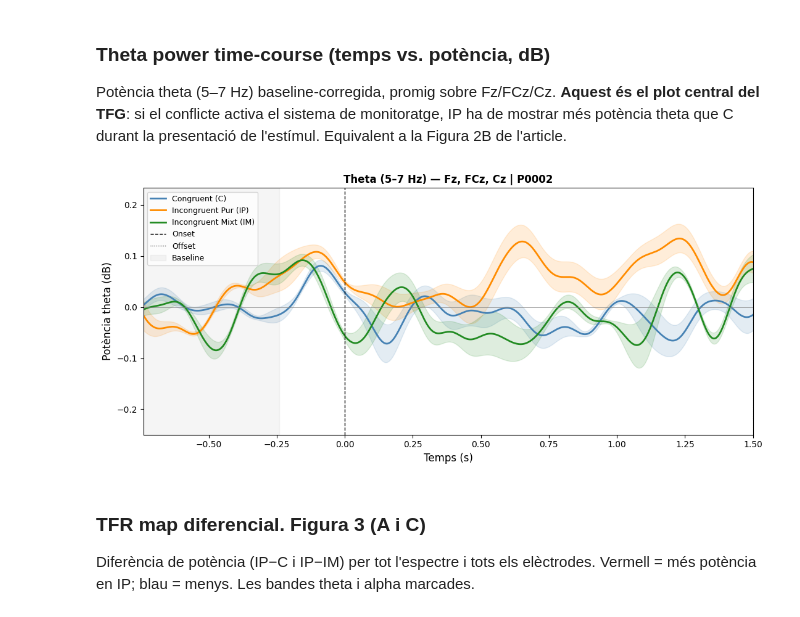
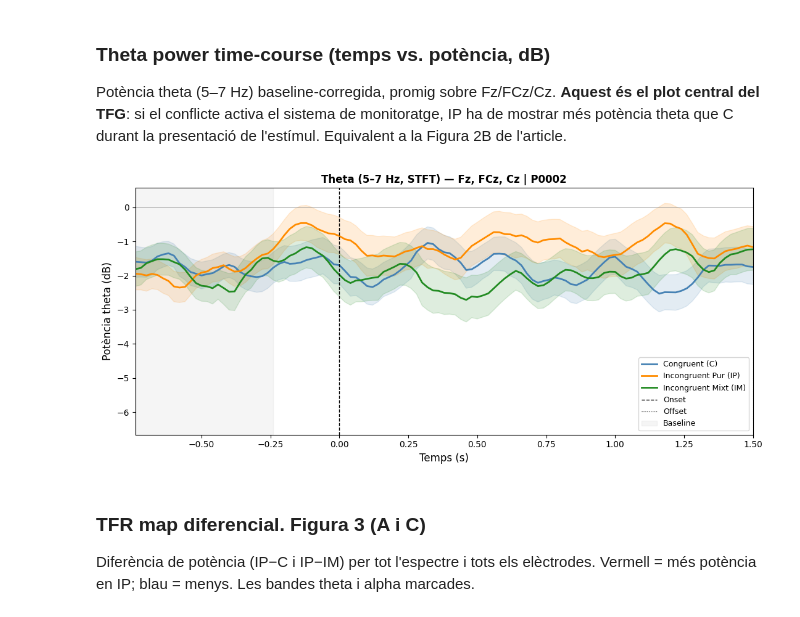
Before and after one commit to nilsduran/TFG, a Jupyter notebook: src/notebooks/01_exploració_dades.ipynb, the cells around one changed output. Drawn from its saved outputs; the diff is of its cells as text; code cells hidden in the pictures.

Commit message:
stft instead of wavelets

```diff
--- a/src/notebooks/01_exploració_dades.ipynb
+++ b/src/notebooks/01_exploració_dades.ipynb
@@ -119,0 +190,6 @@ def load_subject(fif_path):
+# %%
+subjects_data, subjectes_invalids_cache = load_all_subjects(DATA_DIR)
+
+print(f"Subjectes carregats en memòria: {len(subjects_data)}")
+if subjectes_invalids_cache:
+    print(f"Subjectes ignorats: {[subj_id for subj_id, _ in subjectes_invalids_cache]}")
@@ -124,7 +203,11 @@ def load_subject(fif_path):
 Començo amb un sol participant/subjecte per familiaritzar-me amb les dades i fer plots senzills. Després passaré a fer el grand average amb tots els subjectes.
 # %%
 SUBJ = "P0002"
-epochs_all, epochs_cond = load_subject(DATA_DIR / f"{SUBJ}.fif")
+if SUBJ not in subjects_data:
+    raise ValueError(f"No s'ha pogut carregar el subjecte {SUBJ}")
+
+epochs_all = subjects_data[SUBJ]["epochs_all"]
+epochs_cond = subjects_data[SUBJ]["epochs_cond"]
 
 print(f"Temps   : {epochs_all.tmin:.3f} → {epochs_all.tmax:.3f} s")
 print(f'Mostreig: {epochs_all.info["sfreq"]} Hz  |  Canals: {len(epochs_all.ch_names)}')
@@ -169,40 +298,29 @@ Potència theta (5–7 Hz) baseline-corregida, promig sobre Fz/FCz/Cz.
 **Aquest és el plot central del TFG**: si el conflicte activa el sistema de monitoratge, IP ha de mostrar més potència theta que C durant la presentació de l'estímul.
 Equivalent a la Figura 2B de l'article.
 # %%
-tfr_theta = {}
+theta_tc = {}
 for cond, ep in epochs_cond.items():
-    tfr = tfr_morlet(
-        ep.copy().pick(ROI_FRONTAL),
-        freqs=FREQS_THETA,
-        n_cycles=N_CYCLES_T,
-        return_itc=False,
-        average=True,
-        decim=2,
-        n_jobs=1,
-    )
-    tfr.apply_baseline(baseline=BASELINE, mode="logratio")
-    tfr_theta[cond] = tfr
+    t, mean_ts, sem_ts = stft_band_timecourse(ep, ROI_FRONTAL, band=(5, 7), baseline=BASELINE)
+    theta_tc[cond] = (t, mean_ts, sem_ts)
 
 fig, ax = plt.subplots(figsize=(11, 5))
-for cond, tfr in tfr_theta.items():
-    power_ts = tfr.data.mean(axis=(0, 1))
-    sem_ts = tfr.data.std(axis=(0, 1)) / np.sqrt(tfr.data.shape[0])
-    ax.plot(tfr.times, power_ts, label=LABELS[cond], color=COLORS[cond], linewidth=2)
-    ax.fill_between(tfr.times, power_ts - sem_ts, power_ts + sem_ts, color=COLORS[cond], alpha=0.15)
+for cond, (times, power_ts, sem_ts) in theta_tc.items():
+    ax.plot(times, power_ts, label=LABELS[cond], color=COLORS[cond], linewidth=2)
+    ax.fill_between(times, power_ts - sem_ts, power_ts + sem_ts, color=COLORS[cond], alpha=0.15)
 
 ax.axvline(0, color="black", linestyle="--", linewidth=1, label="Onset")
 ax.axvline(1.5, color="black", linestyle=":", linewidth=0.8, label="Offset")
 ax.axhline(0, color="gray", linewidth=0.5)
 ax.axvspan(*BASELINE, color="gray", alpha=0.08, label="Baseline")
 ax.set_xlabel("Temps (s)", fontsize=12)
 ax.set_ylabel("Potència theta (dB)", fontsize=12)
-ax.set_title(f"Theta (5–7 Hz) — Fz, FCz, Cz | {SUBJ}", fontsize=12, fontweight="bold")
+ax.set_title(f"Theta (5–7 Hz, STFT) — Fz, FCz, Cz | {SUBJ}", fontsize=12, fontweight="bold")
 ax.legend(fontsize=9)
 ax.set_xlim(FULL_TRIAL)
 plt.tight_layout()
 plt.show()
 # %% [output]
-[figure, old version]
+[figure, new version]
 # %% [markdown]
 ### TFR map diferencial. Figura 3 (A i C)
 Diferència de potència (IP−C i IP−IM) per tot l'espectre i tots els elèctrodes.
```
Also changed, not shown: parts of 13 cells of this notebook.
